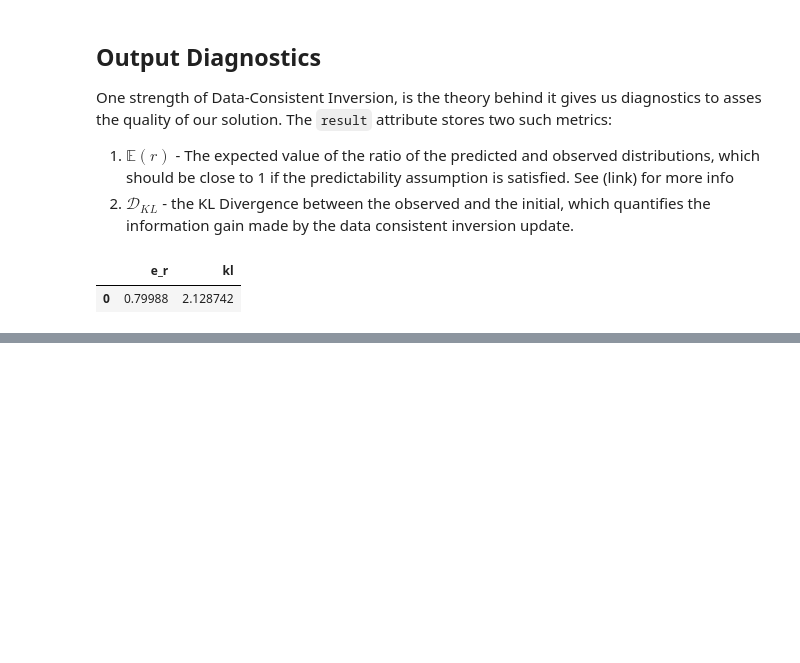
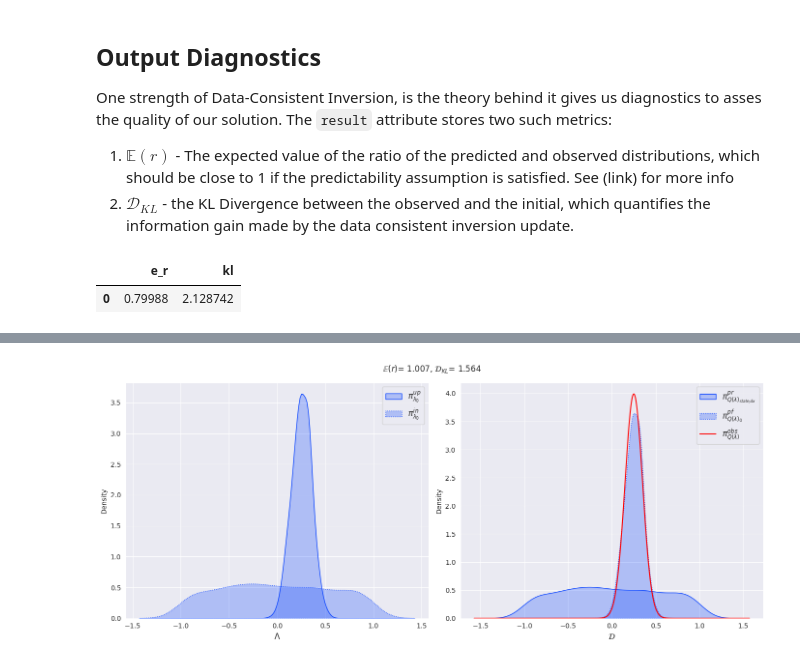
Before and after one commit to UT-CHG/pyDCI, a Jupyter notebook: notebooks/DCIProblem.ipynb, the cells around one changed output, grey strips where cells are left out. Saved outputs shown, nothing was run; the diff lists cells and outputs as text; code cells hidden in the pictures; blank space fills up the shorter version.

```diff
--- a/notebooks/DCIProblem.ipynb
+++ b/notebooks/DCIProblem.ipynb
@@ -151,0 +190,14 @@ d_prob.state_plot()
+# %%
+np.random.seed(123)
+
+p, num_samples, data, sigma, domain = 1, int(1e3), [0.25], 0.1, [-1, 1]
+lam = uniform.rvs(size=(num_samples, 1), loc=domain[0],
+                  scale=domain[1] - domain[0])
+q_lam = (lam**p).reshape(num_samples, -1)
+
+pi_in = uniform(loc=domain[0], scale=domain[1] - domain[0])
+d_prob = CB.DCIProblem((lam, q_lam), norm(data, scale=sigma), pi_in=pi_in, pi_pr=pi_in)
+d_prob.solve()
+_ = d_prob.density_plots()
+# %% [output]
+[figure, added]
```
Also changed, not shown: parts of 10 cells of this notebook, 12 other files.
